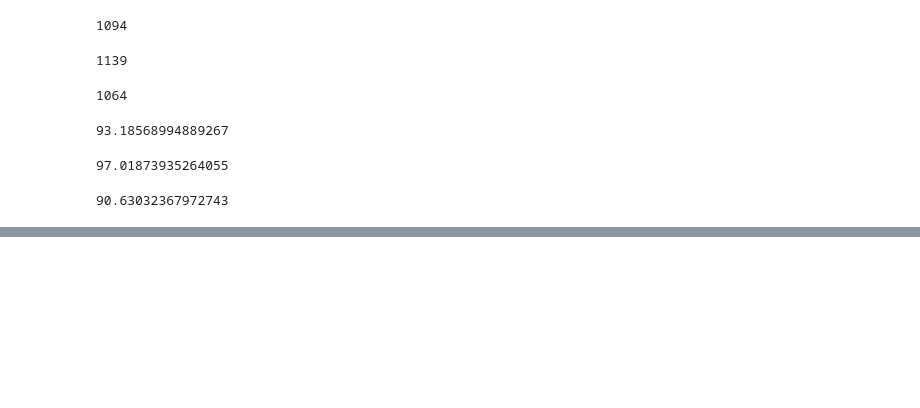
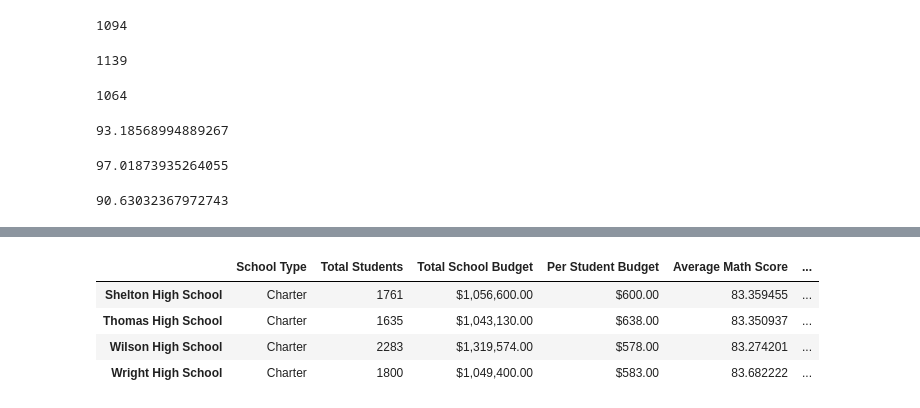
Before and after one commit to mmh926/School_District_Analysis, a Jupyter notebook: PyCitySchools_Challenge.ipynb, the cells around one changed output, grey strips where cells are left out. Drawn from its saved outputs; the diff is of its cells as text; code cells hidden in the pictures; blank space fills up the shorter version.

```diff
--- a/PyCitySchools_Challenge.ipynb
+++ b/PyCitySchools_Challenge.ipynb
@@ -518,8 +511,8 @@ THS_percentage_10th_12th_reading_grades
 97.01873935264055
 # %%
 # Step 11. Calculate the overall percentage of 10th-12th grade students passing reading from Thomas High School.
-THS_overall_percentage_10th_12th_grades = Overall_THS_passing_reading_math_10th_12th_grades / THS_10th_12th_grades * 100
-THS_overall_percentage_10th_12th_grades
+THS_overall_percent_grades = Overall_THS_passing_reading_math_10th_12th_grades / THS_10th_12th_grades * 100
+THS_overall_percent_grades
 # %% [output]
 90.63032367972743
 # %%
@@ -533,4 +544,13 @@ THS_passing_reading_students.head(10)
 # %%
 # Step 14. Replace the overall passing percentage for Thomas High School in the per_school_summary_df.
+per_school_summary_df.loc[(per_school_summary_df.index == "Thomas High School"),"% Overall Passing"] = THS_overall_percent_grades
+
+per_school_summary_df.tail(4)
+# %% [output]
+|  | School Type | Total Students | Total School Budget | Per Student Budget | Average Math Score | ... |
+| Shelton High School | Charter | 1761 | $1,056,600.00 | $600.00 | 83.359455 | ... |
+| Thomas High School | Charter | 1635 | $1,043,130.00 | $638.00 | 83.350937 | ... |
+| Wilson High School | Charter | 2283 | $1,319,574.00 | $578.00 | 83.274201 | ... |
+| Wright High School | Charter | 1800 | $1,049,400.00 | $583.00 | 83.682222 | ... |
 # %%
 # per_school_summary_df
```
Also changed, not shown: parts of 92 cells of this notebook.
